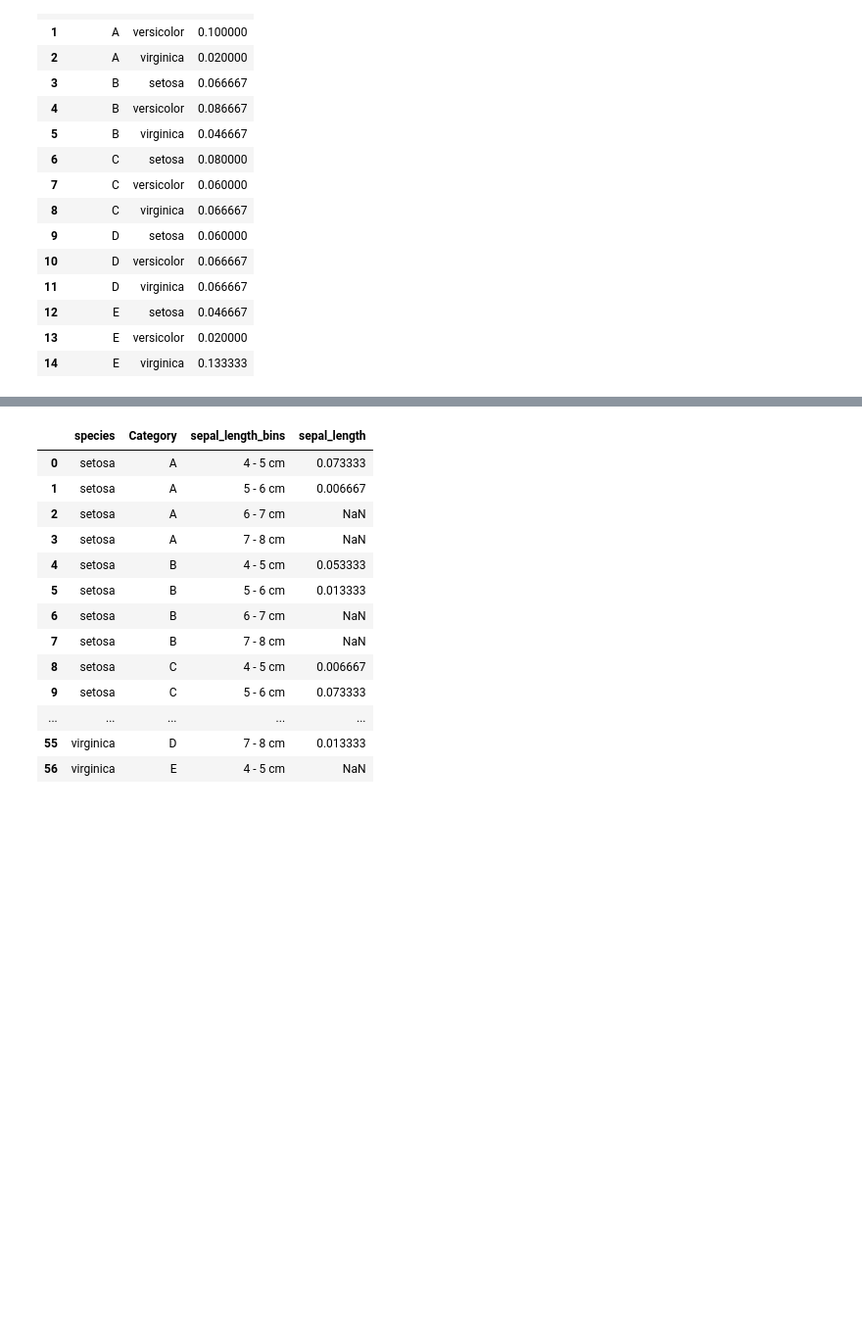
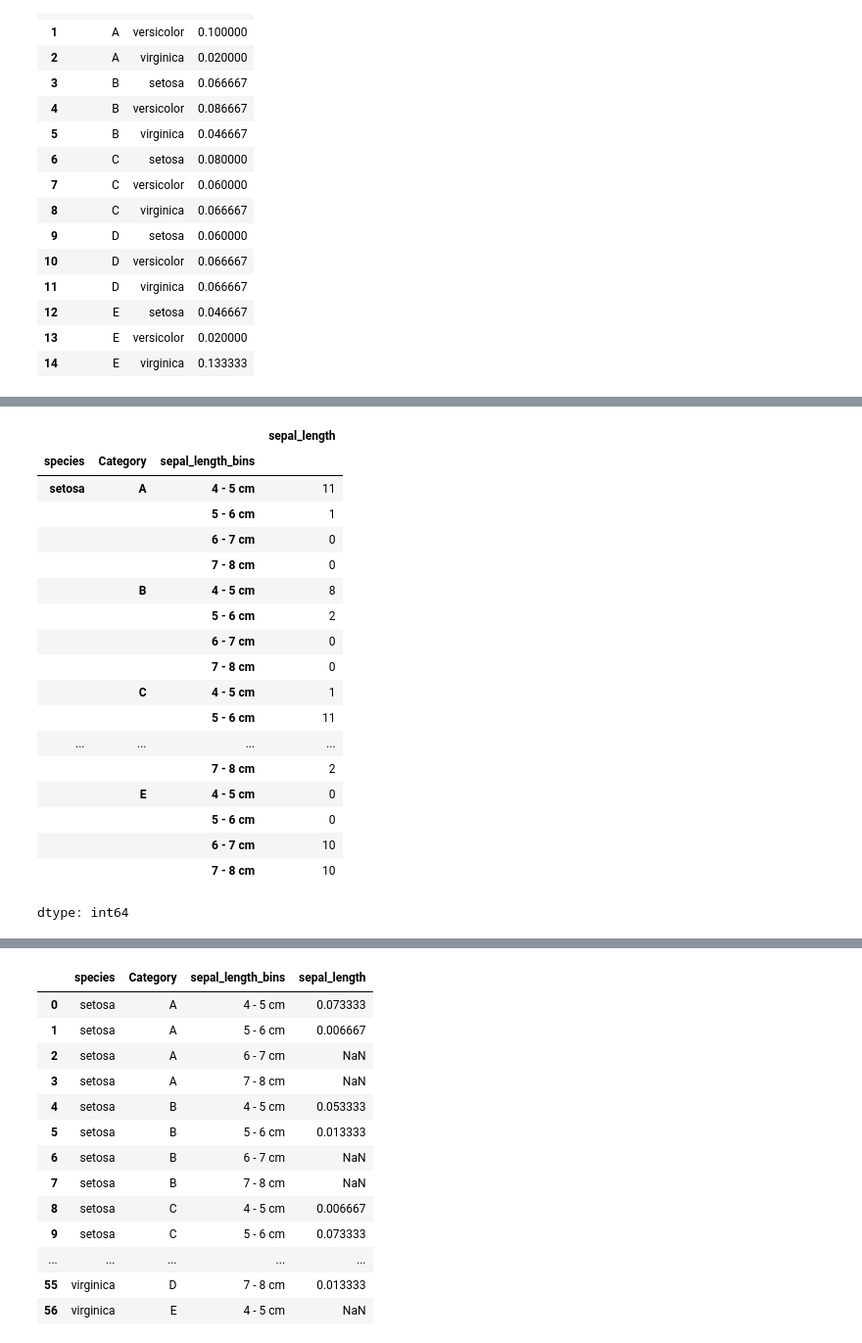
Before and after one commit to hejie2014/line_yanhua, a Jupyter notebook: Book1_Ch23_Python_Codes/Bk1_Ch23_01.ipynb, the cells around one changed output, grey strips where cells are left out. Shown at 98% size. Cells and saved outputs as stored; diff of their text form; code cells hidden in the pictures; blank space fills up the shorter version.

```diff
--- a/Book1_Ch23_Python_Codes/Bk1_Ch23_01.ipynb
+++ b/Book1_Ch23_Python_Codes/Bk1_Ch23_01.ipynb
@@ -689,2 +937,29 @@ df.sepal_length.mean()
+# %%
+# 计算三个维度转取的比例 (概率）值
+dims = ['species','Category','sepal_length_bins'] # 分组依据
+
+prob_matrix_by_5 = df.groupby(dims)['sepal_length'].count()
+#x.count()：为在分组的情况下的个数
+prob_matrix_by_5
+# %% [output]
+|  |  |  | sepal_length |
+| species | Category | sepal_length_bins |  |
+| setosa | A | 4 - 5 cm | 11 |
+|  |  | 5 - 6 cm | 1 |
+|  |  | 6 - 7 cm | 0 |
+|  |  | 7 - 8 cm | 0 |
+|  | B | 4 - 5 cm | 8 |
+|  |  | 5 - 6 cm | 2 |
+|  |  | 6 - 7 cm | 0 |
+|  |  | 7 - 8 cm | 0 |
+|  | C | 4 - 5 cm | 1 |
+|  |  | 5 - 6 cm | 11 |
+| ... | ... | ... | ... |
+|  |  | 7 - 8 cm | 2 |
+|  | E | 4 - 5 cm | 0 |
+|  |  | 5 - 6 cm | 0 |
+|  |  | 6 - 7 cm | 10 |
+|  |  | 7 - 8 cm | 10 |
+dtype: int64
 # %%
 # 计算三个维度转取的比例 (概率）值
```
Also changed, not shown: parts of 95 cells of this notebook.
